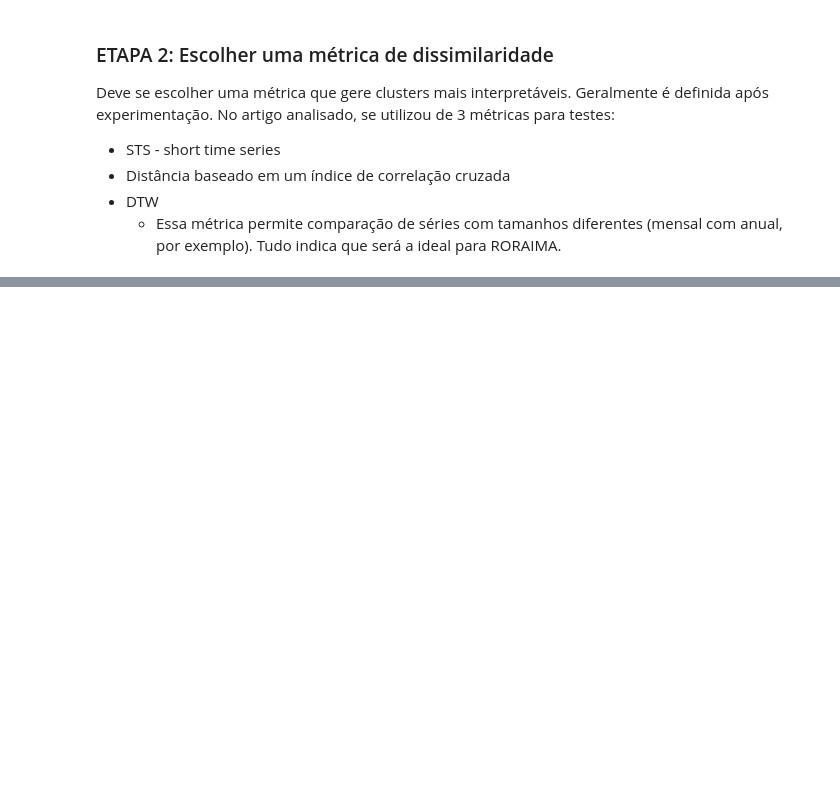
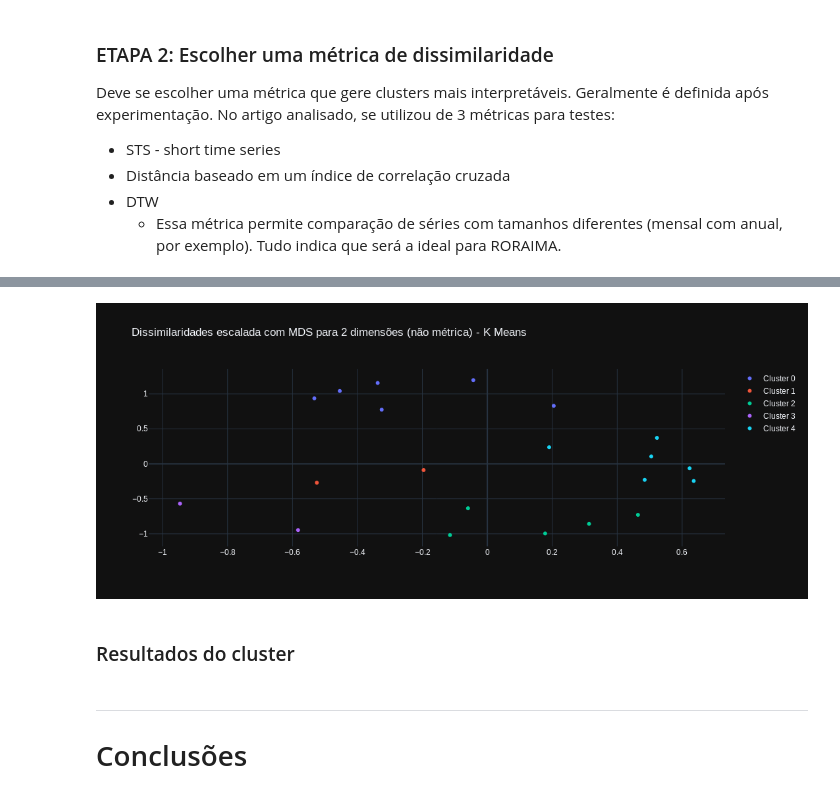
Before and after one commit to blamassa/ts-clustering, a Jupyter notebook: DTW Clustering.ipynb, the cells around one changed output, grey strips where cells are left out. Saved outputs shown, nothing was run; the diff lists cells and outputs as text; code cells hidden in the pictures; blank space fills up the shorter version.

```diff
--- a/DTW Clustering.ipynb
+++ b/DTW Clustering.ipynb
@@ -73,0 +165,27 @@ $$dcum(i, j ) = d(qi, rj ) + min \{ dcum(i − 1, j − 1), dcum(i − 1, j ), d
+# %%
+from sklearn.cluster import KMeans, ward_tree
+
+kmeans_cluster = KMeans(n_clusters=5, random_state=0).fit(dissimilaridade_scaled)
+
+labels = kmeans_cluster.labels_
+
+dissimilaridade_kmeans = pd.DataFrame(dissimilaridade_scaled)
+dissimilaridade_kmeans['cluster'] = labels.tolist()
+dissimilaridade_kmeans.columns = ['x','y','cluster']
+# %%
+data = []
+for i in range(0,5):
+    temp_df = dissimilaridade_kmeans[dissimilaridade_kmeans['cluster'] == i]
+    trace = go.Scatter(x = temp_df['x'],
+                       y = temp_df['y'],
+                       name = 'Cluster '+str(i),
+                       mode = 'markers')
+    data.append(trace)
+layout = go.Layout(title = 'Dissimilaridades escalada com MDS para 2 dimensões (não métrica) - K Means',
+                   template = 'plotly_dark')
+fig = go.Figure(data = data, layout=layout)
+pyo.iplot(fig, config=dict(showLink = False))
+# %% [output]
+[figure, added]
+# %% [markdown]
+### Resultados do cluster
@@ -73,0 +202,4 @@ $$dcum(i, j ) = d(qi, rj ) + min \{ dcum(i − 1, j − 1), dcum(i − 1, j ), d
+# %% [markdown]
+---
+
+# Conclusões
```
Also changed, not shown: parts of 29 cells of this notebook.
